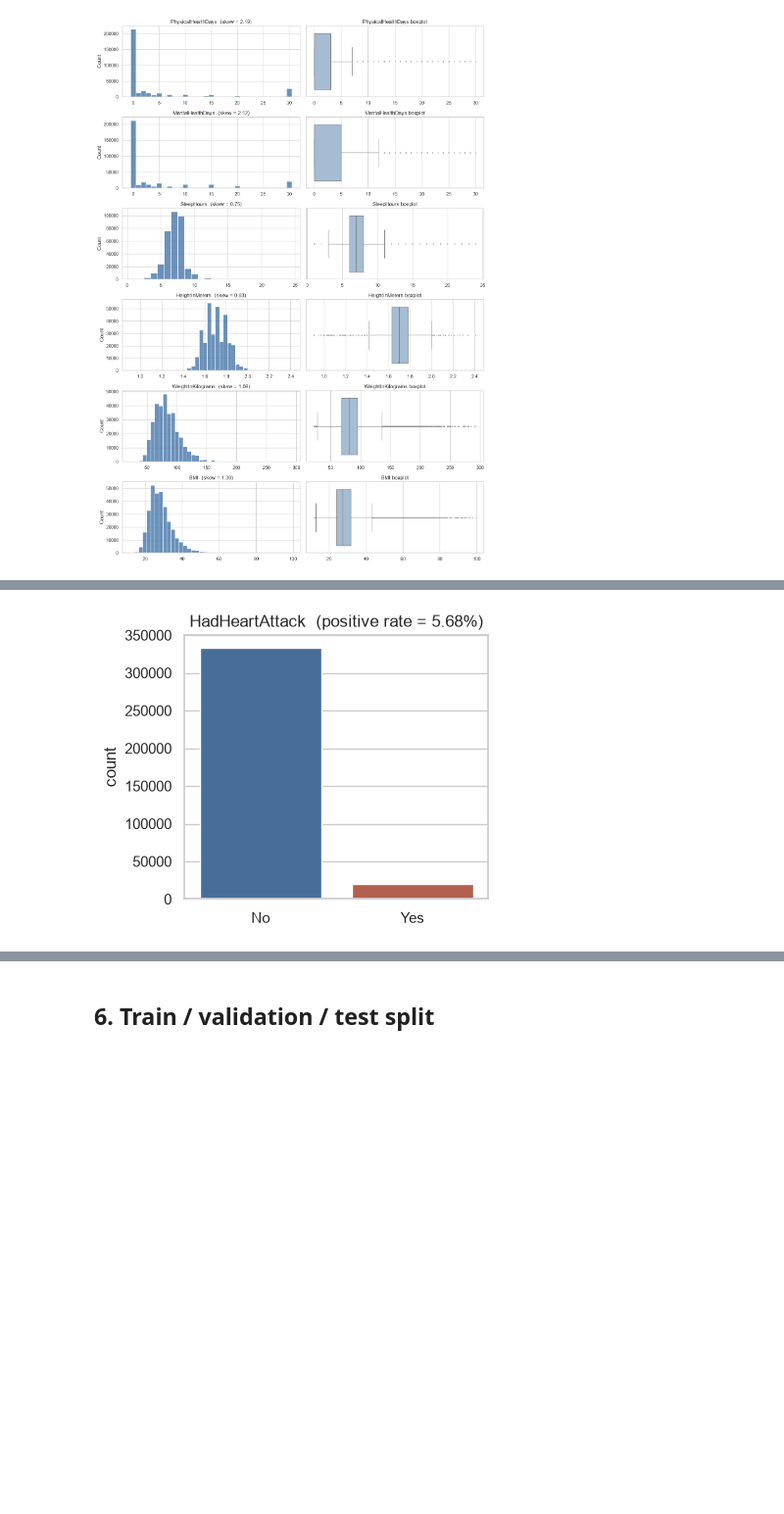
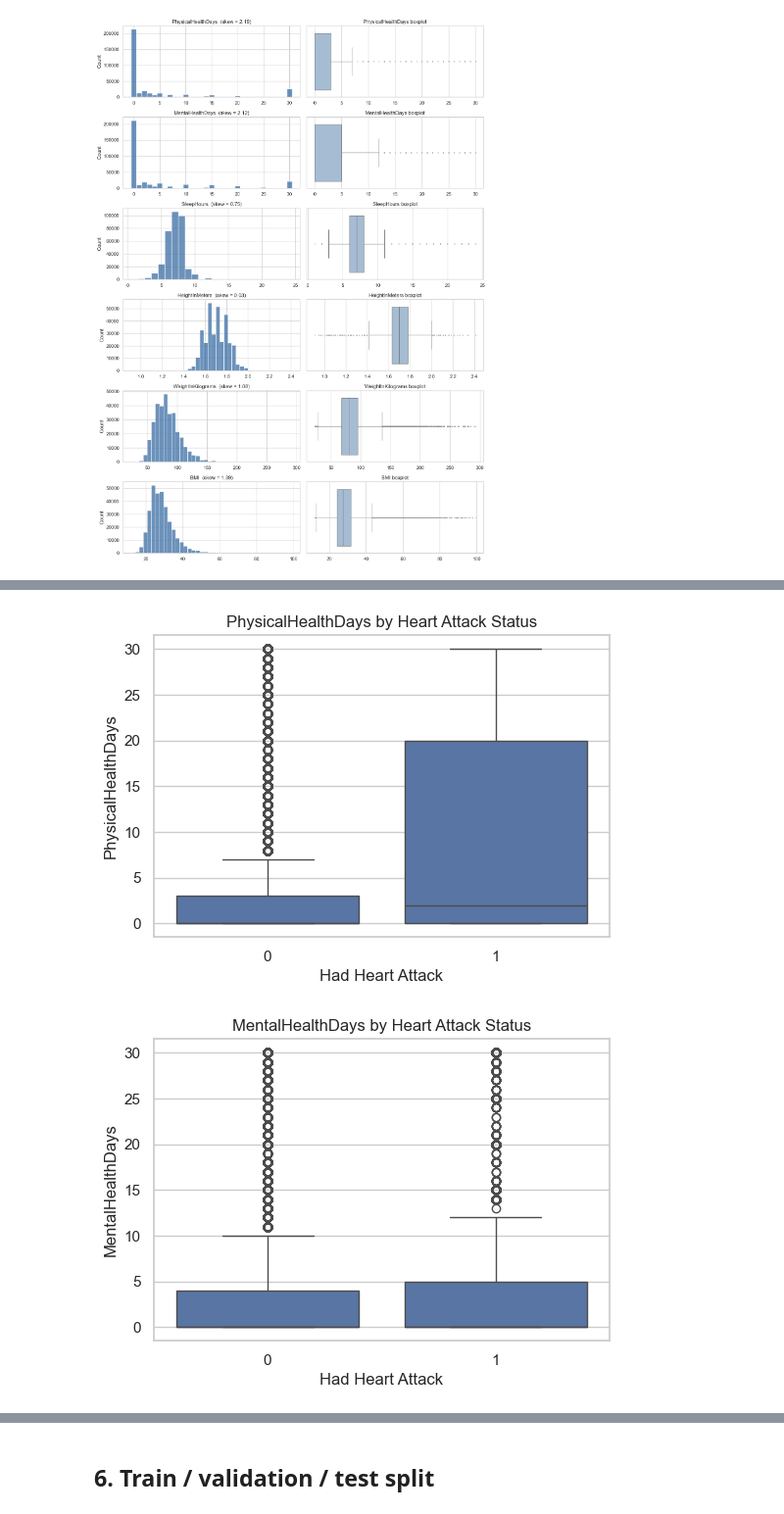
Before and after one commit to Break-Through-Tech/Healthcare-2A-predicting-heart-disease-risk-from-health-survey-indicators, a Jupyter notebook: Notebooks/milestone1_eda_starter.ipynb, the cells around one changed output, grey strips where cells are left out. Shown at 98% size. Saved outputs shown, nothing was run; the diff lists cells and outputs as text; code cells hidden in the pictures; blank space fills up the shorter version.

```diff
--- a/Notebooks/milestone1_eda_starter.ipynb
+++ b/Notebooks/milestone1_eda_starter.ipynb
@@ -544,12 +544,27 @@ plt.show()
-# %%
-# Univariate: the target itself (class balance matters for metrics later)
-rate = train['target'].mean()
-fig, ax = plt.subplots(figsize=(4, 3.5))
-sns.countplot(x=train['target'].map({0: 'No', 1: 'Yes'}), order=['No', 'Yes'], ax=ax, palette=['#3b6ea5', '#c2553f'], hue=train['target'].map({0: 'No', 1: 'Yes'}), legend=False)
-ax.set_title(f'HadHeartAttack  (positive rate = {rate:.2%})')
-ax.set_xlabel('')
-plt.show()
-# %% [output]
-[figure, removed]
 # %%
 # Bivariate: each numeric feature vs. target
+# PhysicalHealthDays yes heart attack vs PhysicalHealthDays no heart attack
+
+for col in numeric_cols:
+    plt.figure(figsize=(6,4))
+
+    sns.boxplot(
+        data=train,
+        x='target',
+        y = col
+    )
+
+    plt.title(f'{col} by Heart Attack Status')
+    plt.xlabel('Had Heart Attack')
+    plt.ylabel(col)
+
+    plt.show()
+#Recall: circle is outliner (> 1.5 x IQR)
+# Line between box: Median : 50%
+# Box contains 50% of the data
+# Bottom of box (Q1) 25% data below
+# Top of box (Q3) 75% data below
+# Upper/Lower whisker: largest/smallest val not outlier
+# %% [output]
+[figure, added]
+[figure, added]
```
Also changed, not shown: parts of 9 cells of this notebook.
